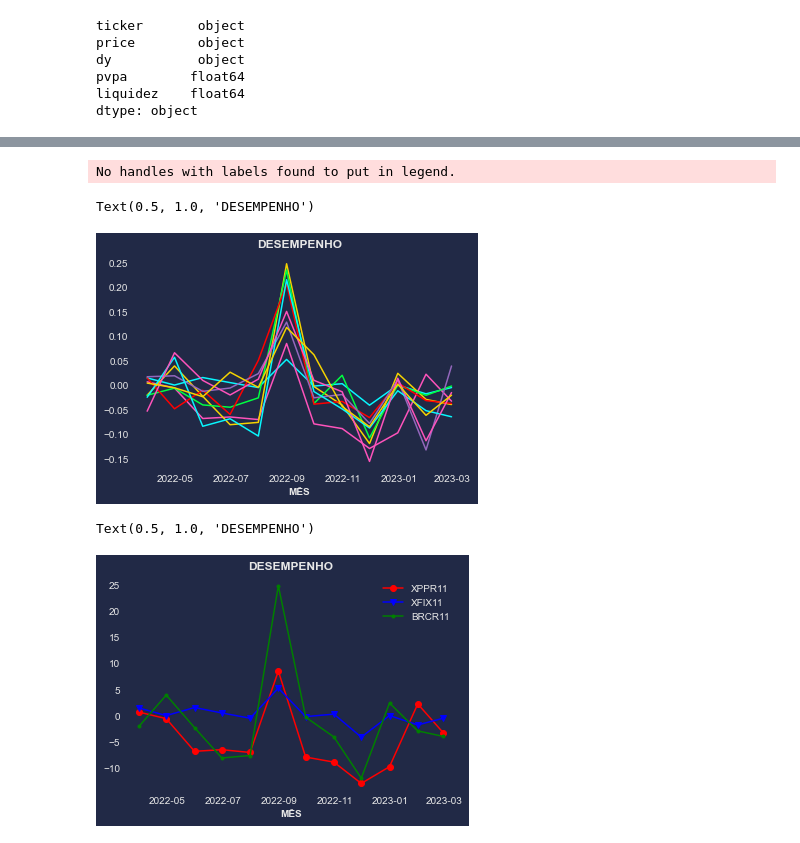
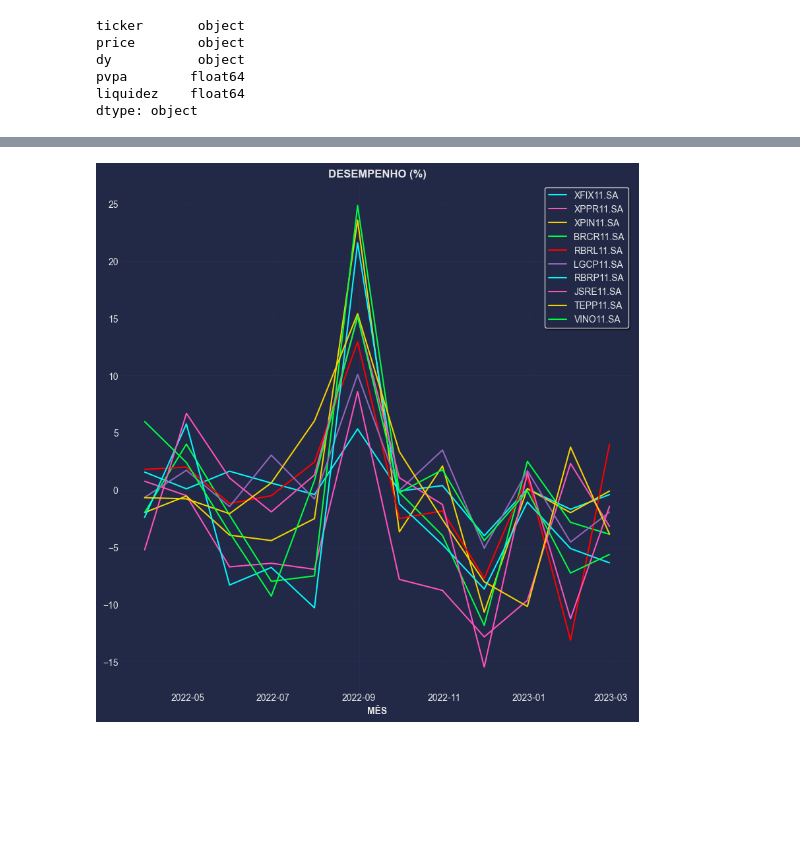
Before and after one commit to jrocarlos/reits_rank, a Jupyter notebook: reits_rank.ipynb, the cells around one changed output, grey strips where cells are left out. Cells and saved outputs as stored; diff of their text form; code cells hidden in the pictures; blank space fills up the shorter version.

```diff
--- a/reits_rank.ipynb
+++ b/reits_rank.ipynb
@@ -285,7 +285,7 @@ test = test.sort_values(['Rank'], ascending=True)
 test.reset_index(inplace=True, drop=True)
 # %%
 #select the top 10 reits (fii) to invest
-indexNames = test[(test.index > 9)].index
+indexNames = test[(test.index > 11)].index
 test.drop(indexNames , inplace=True)
 test
 # %% [output]
@@ -302,0 +305,7 @@ test
+# %%
+indexNames = test[(test['ticker']=='PATL11')].index
+test.drop(indexNames , inplace=True)
+indexNames = test[(test['ticker']=='HSLG11')].index
+test.drop(indexNames , inplace=True)
+test.reset_index(inplace=True, drop=True)
+test
@@ -397,6 +418,7 @@ dd
 dd = dd.resample("M").last()
 dd = dd.pct_change()
 dd = dd.dropna(how='all')
-dd.drop(['PATL11.SA','HSLG11.SA'], axis=1, inplace=True)
+dd.drop(['BCFF11.SA'], axis=1, inplace=True)
+dd = dd*100
 dd
 # %% [output]
@@ -417,39 +439,19 @@ dd
 # %%
 #sns.heatmap(dd,annot=True)
 #dd.plot_monthly_heatmap()
 
 plt.style.use("cyberpunk")
 plt.plot(dd.index,dd)
 plt.grid(which='minor', alpha=0.2)
 plt.grid(which='major', alpha=0.5)
-plt.legend(loc='best')
+plt.legend(dd.columns,loc='best', shadow=True, frameon=True)
 #ax.set_label(y)
 #ax.set_xticks(ind,labels=x)
 #ax.bar_label(f, fmt='%.1f',padding=4, fontweight="bold")
 
 plt.xlabel('MÊS', fontweight="bold")
 plt.ylabel('VARIAÇÃO', fontweight="bold", visible=False)
-plt.title('DESEMPENHO', fontweight="bold")
+plt.title('DESEMPENHO (%)', fontweight="bold")
+plt.rcParams['figure.figsize'] = [10, 10]
 # %% [output]
-No handles with labels found to put in legend.
-Text(0.5, 1.0, 'DESEMPENHO')
-[figure, old version]
+[figure, new version]
-# %%
-fig, ax = plt.plot()
-plt.style.use("cyberpunk")
-plt.plot(x, y, color='red', label='XPPR11', marker='o')
-plt.plot(x, y2, color='blue', label='XFIX11', marker='v')
-plt.plot(x, y3, color='green', label='BRCR11', marker='.')
-plt.grid(which='minor', alpha=0.2)
-plt.grid(which='major', alpha=0.5)
-plt.legend(loc='best')
-#ax.set_label(y)
-#ax.set_xticks(ind,labels=x)
-#ax.bar_label(f, fmt='%.1f',padding=4, fontweight="bold")
-
-plt.xlabel('MÊS', fontweight="bold")
-plt.ylabel('VARIAÇÃO', fontweight="bold", visible=False)
-plt.title('DESEMPENHO', fontweight="bold")
-# %% [output]
-Text(0.5, 1.0, 'DESEMPENHO')
-[figure, removed]
```
Also changed, not shown: parts of 16 cells of this notebook.
